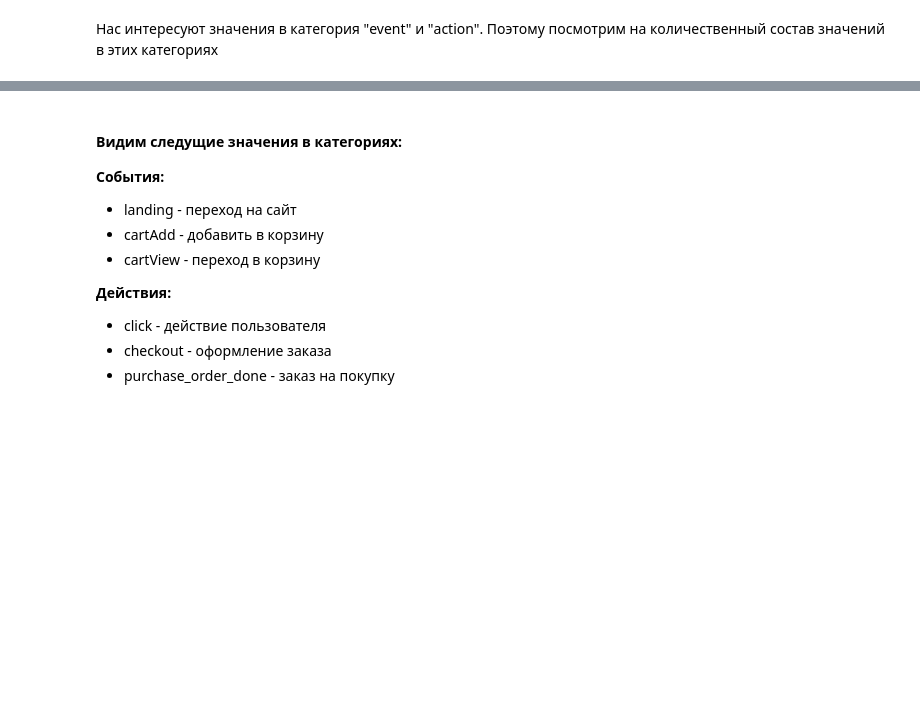
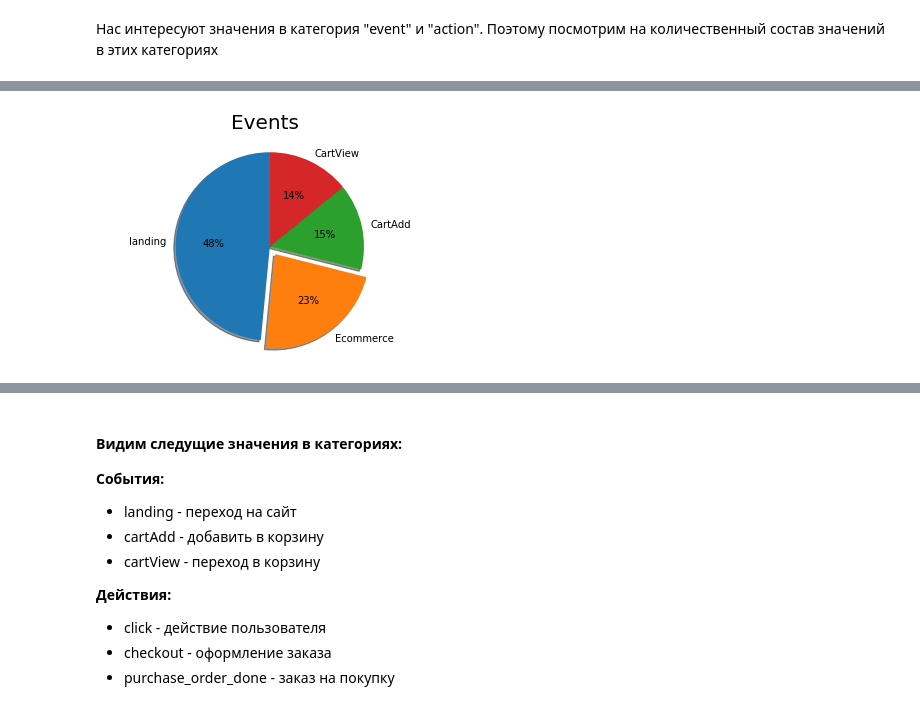
Before and after one commit to sofozzz/ab-test, a Jupyter notebook: test_task.ipynb, the cells around one changed output, grey strips where cells are left out. Saved outputs shown, nothing was run; the diff lists cells and outputs as text; code cells hidden in the pictures; blank space fills up the shorter version.

```diff
--- a/test_task.ipynb
+++ b/test_task.ipynb
@@ -119,0 +98,10 @@ actions.plot(kind='pie', autopct='%.2f')
+# %%
+pie_ev, ax_pie_ev = plt.subplots()
+pie_ev.suptitle('Events', fontsize=20)
+ax_pie_ev.pie(events.values, explode=(0, 0.1, 0, 0), labels=events.index,
+        autopct='%1.0f%%', shadow=True, startangle=90)
+ax_pie_ev.axis('Equal')
+
+plt.show()
+# %% [output]
+[figure, added]
```
Also changed, not shown: parts of 11 cells of this notebook.
